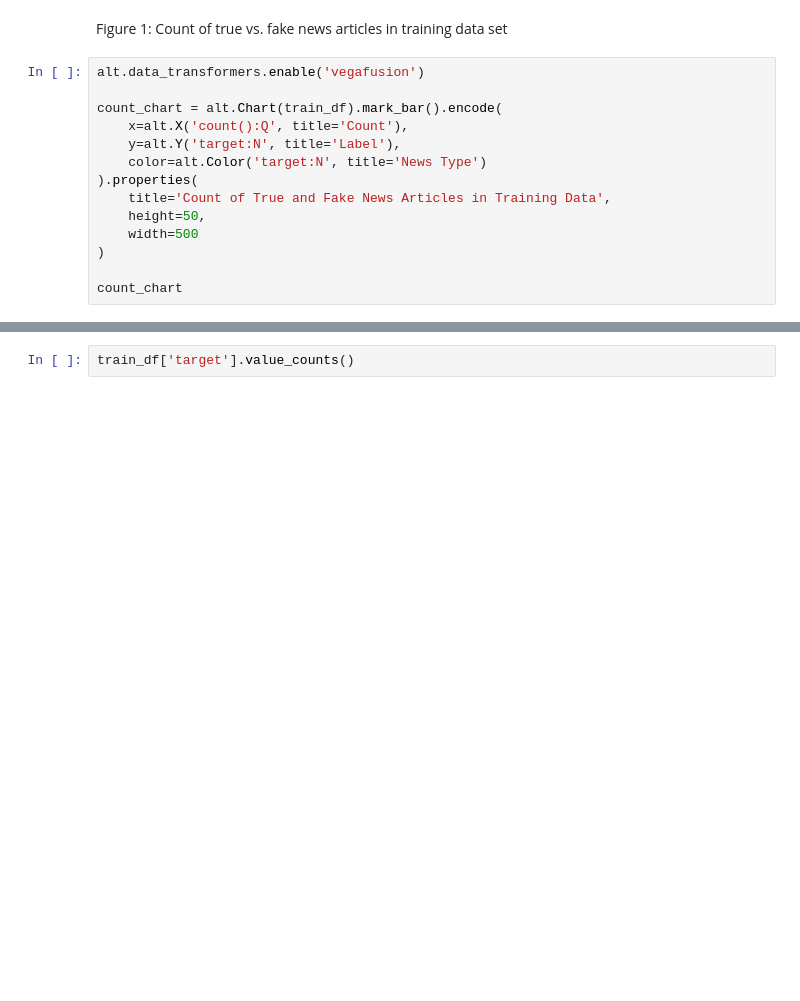
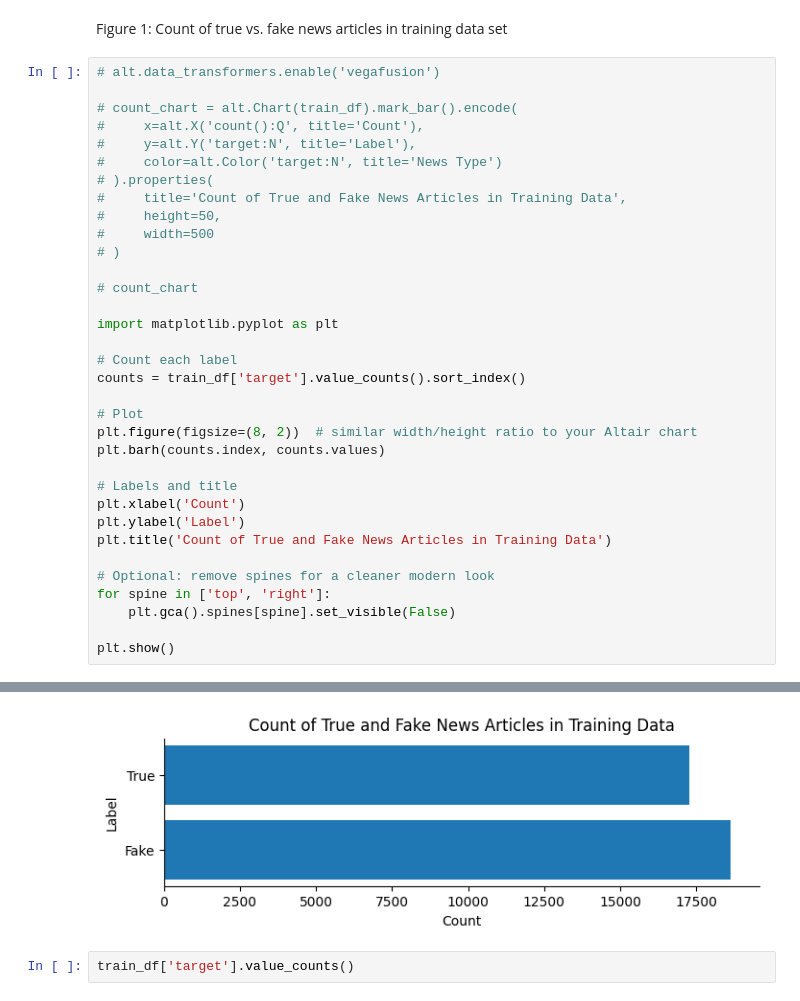
Before and after one commit to Vin-dictive/fake-real-news-detection, a Jupyter notebook: notebooks/analysis.ipynb, the cells around one changed output, grey strips where cells are left out. Cells and saved outputs as stored; diff of their text form; blank space fills up the shorter version.

Commit message:
Changed the altair charts to mathplotlib

```diff
--- a/notebooks/analysis.ipynb
+++ b/notebooks/analysis.ipynb
@@ -112,17 +112,37 @@ As we can see from this summary, the training data contains 35,918 articles. Eac
 # %% [markdown]
 Figure 1: Count of true vs. fake news articles in training data set
 # %%
-alt.data_transformers.enable('vegafusion')
+# alt.data_transformers.enable('vegafusion')
 
-count_chart = alt.Chart(train_df).mark_bar().encode(
-    x=alt.X('count():Q', title='Count'),
-    y=alt.Y('target:N', title='Label'),
-    color=alt.Color('target:N', title='News Type')
-).properties(
-    title='Count of True and Fake News Articles in Training Data',
-    height=50,
-    width=500
-)
+# count_chart = alt.Chart(train_df).mark_bar().encode(
+#     x=alt.X('count():Q', title='Count'),
+#     y=alt.Y('target:N', title='Label'),
+#     color=alt.Color('target:N', title='News Type')
+# ).properties(
+#     title='Count of True and Fake News Articles in Training Data',
+#     height=50,
+#     width=500
+# )
 
-count_chart
+# count_chart
+
+import matplotlib.pyplot as plt
+
+# Count each label
+counts = train_df['target'].value_counts().sort_index()
+
+# Plot
+plt.figure(figsize=(8, 2))  # similar width/height ratio to your Altair chart
+plt.barh(counts.index, counts.values)
+
+# Labels and title
+plt.xlabel('Count')
+plt.ylabel('Label')
+plt.title('Count of True and Fake News Articles in Training Data')
+
+# Optional: remove spines for a cleaner modern look
+for spine in ['top', 'right']:
+    plt.gca().spines[spine].set_visible(False)
+
+plt.show()
 # %% [output]
@@ -130,3 +149,4 @@ count_chart
+[figure, added]
 # %%
 train_df['target'].value_counts()
 # %% [output]
```
Also changed, not shown: parts of 9 cells of this notebook.
